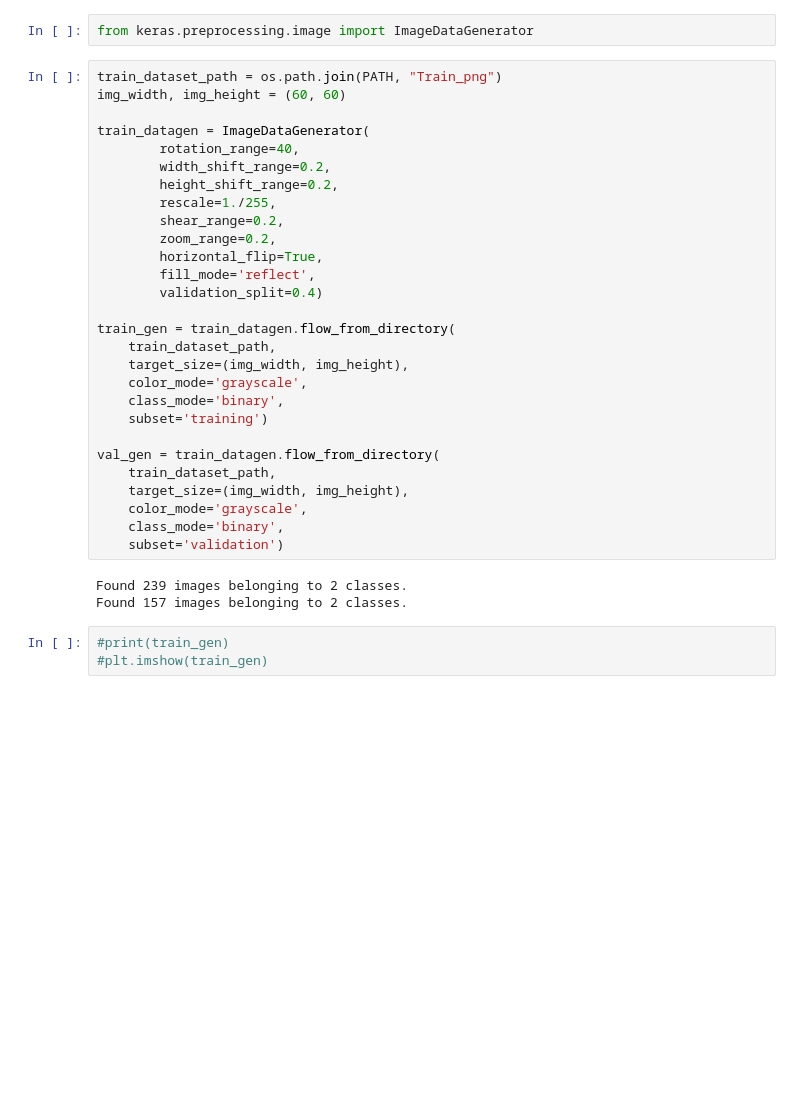
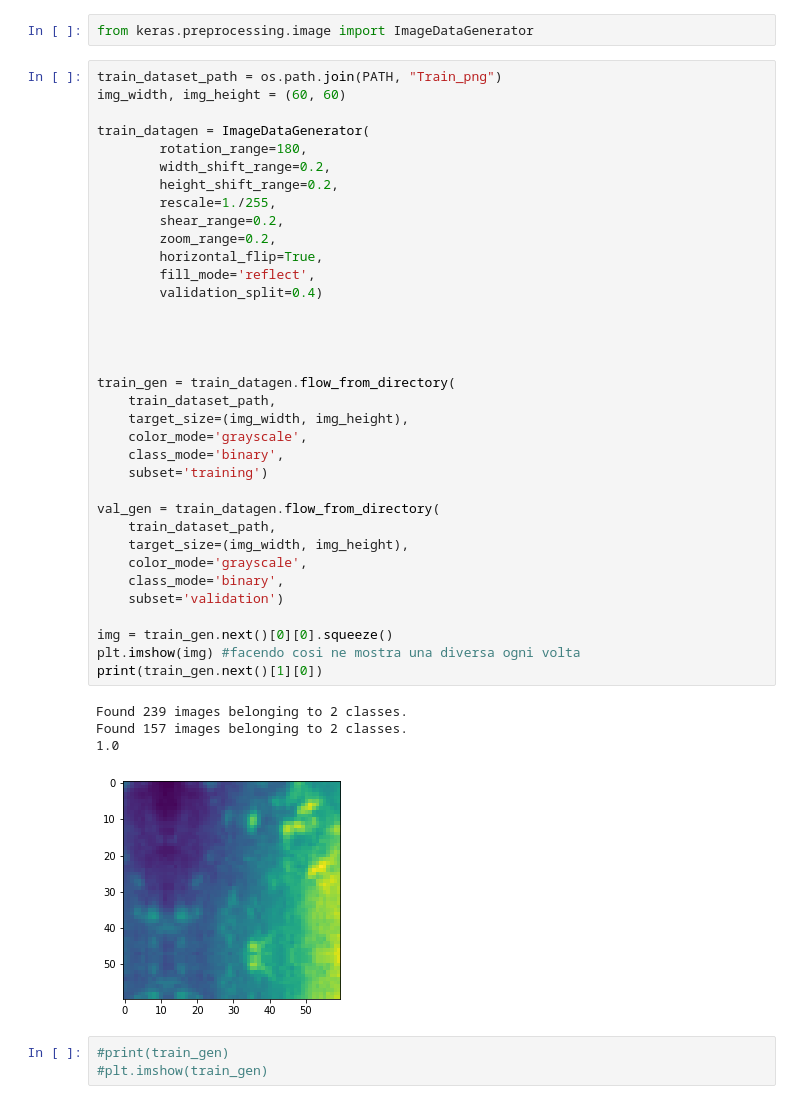
Before and after one commit to federicocampo/CMEPDA-Project, a Jupyter notebook: Copy_of_Lecture11_CNN.ipynb, the cells around one changed output. Cells and saved outputs as stored; diff of their text form; blank space fills up the shorter version.

```diff
--- a/Copy_of_Lecture11_CNN.ipynb
+++ b/Copy_of_Lecture11_CNN.ipynb
@@ -234,34 +230,43 @@ from keras.preprocessing.image import ImageDataGenerator
 # %%
 train_dataset_path = os.path.join(PATH, "Train_png")
 img_width, img_height = (60, 60)
 
 train_datagen = ImageDataGenerator(
-        rotation_range=40,
+        rotation_range=180,
         width_shift_range=0.2,
         height_shift_range=0.2,
         rescale=1./255,
         shear_range=0.2,
         zoom_range=0.2,
         horizontal_flip=True,
         fill_mode='reflect',
         validation_split=0.4)
+
+
+
 
 train_gen = train_datagen.flow_from_directory(
     train_dataset_path,
     target_size=(img_width, img_height),
     color_mode='grayscale',
     class_mode='binary',
     subset='training')
 
 val_gen = train_datagen.flow_from_directory(
     train_dataset_path,
     target_size=(img_width, img_height),
     color_mode='grayscale',
     class_mode='binary',
     subset='validation')
+
+img = train_gen.next()[0][0].squeeze()
+plt.imshow(img) #facendo cosi ne mostra una diversa ogni volta
+print(train_gen.next()[1][0])
 # %% [output]
 Found 239 images belonging to 2 classes.
 Found 157 images belonging to 2 classes.
+1.0
+[figure, added]
 # %%
 #print(train_gen)
 #plt.imshow(train_gen)
```
Also changed, not shown: parts of 33 cells of this notebook.
